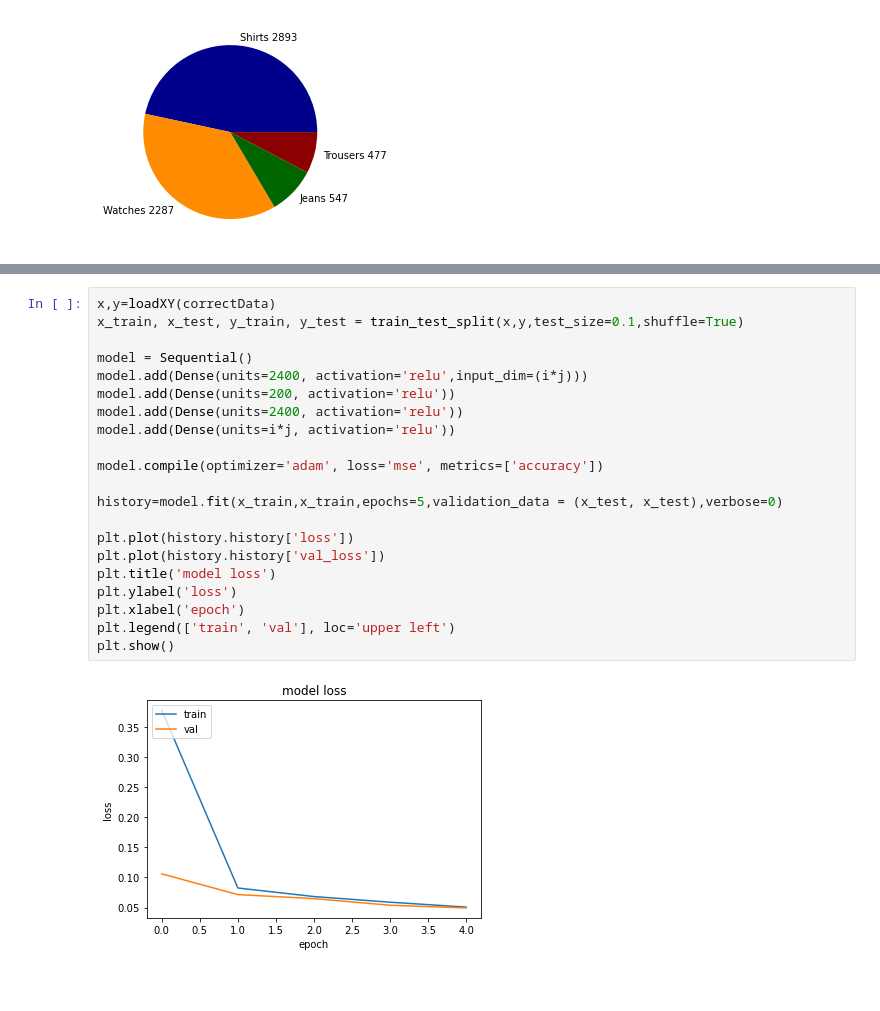
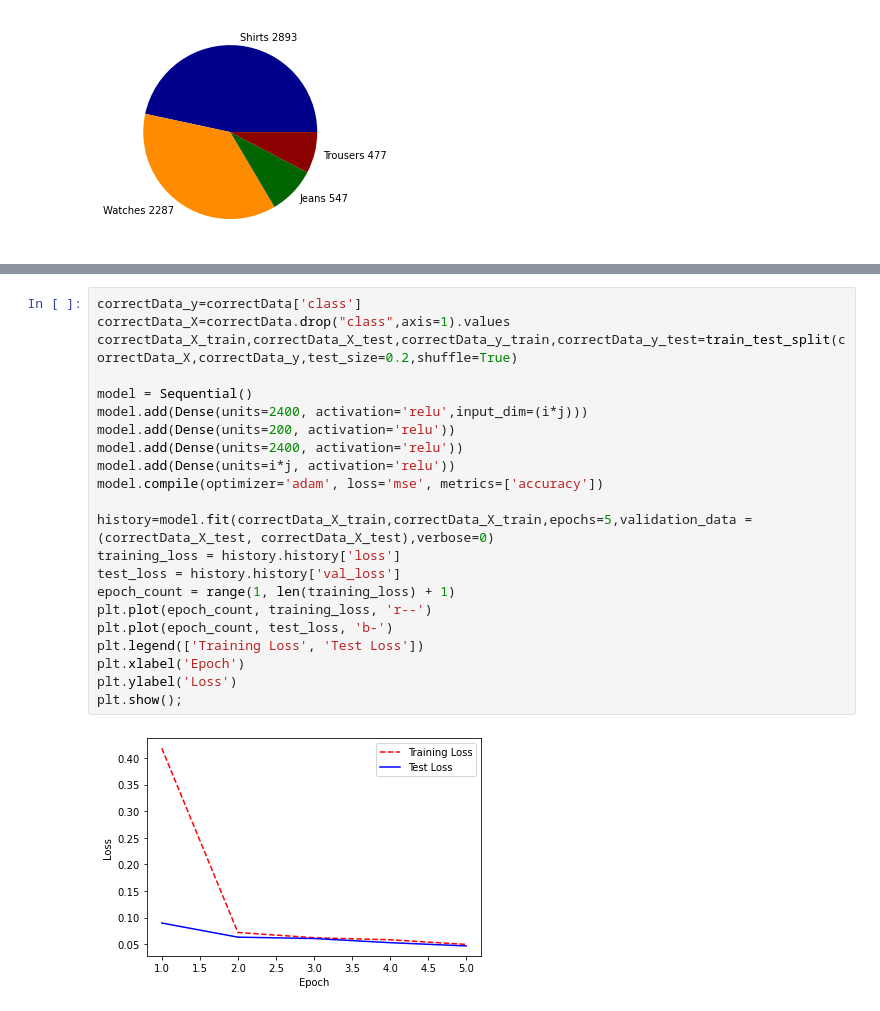
Before and after one commit to Elmaravilla7/ProjML, a Jupyter notebook: Untitled.ipynb, the cells around one changed output, grey strips where cells are left out. Drawn from its saved outputs; the diff is of its cells as text; blank space fills up the shorter version.

```diff
--- a/Untitled.ipynb
+++ b/Untitled.ipynb
@@ -379,23 +342,24 @@ def errors(r_g,r_b,p_g,p_b):
 # %%
-x,y=loadXY(correctData)
-x_train, x_test, y_train, y_test = train_test_split(x,y,test_size=0.1,shuffle=True)
+correctData_y=correctData['class']
+correctData_X=correctData.drop("class",axis=1).values
+correctData_X_train,correctData_X_test,correctData_y_train,correctData_y_test=train_test_split(correctData_X,correctData_y,test_size=0.2,shuffle=True)
 
 model = Sequential()
 model.add(Dense(units=2400, activation='relu',input_dim=(i*j)))
 model.add(Dense(units=200, activation='relu'))
 model.add(Dense(units=2400, activation='relu'))
 model.add(Dense(units=i*j, activation='relu'))
-
 model.compile(optimizer='adam', loss='mse', metrics=['accuracy'])
 
-history=model.fit(x_train,x_train,epochs=5,validation_data = (x_test, x_test),verbose=0)
-
-plt.plot(history.history['loss'])
-plt.plot(history.history['val_loss'])
-plt.title('model loss')
-plt.ylabel('loss')
-plt.xlabel('epoch')
-plt.legend(['train', 'val'], loc='upper left')
-plt.show()
+history=model.fit(correctData_X_train,correctData_X_train,epochs=5,validation_data = (correctData_X_test, correctData_X_test),verbose=0)
+training_loss = history.history['loss']
+test_loss = history.history['val_loss']
+epoch_count = range(1, len(training_loss) + 1)
+plt.plot(epoch_count, training_loss, 'r--')
+plt.plot(epoch_count, test_loss, 'b-')
+plt.legend(['Training Loss', 'Test Loss'])
+plt.xlabel('Epoch')
+plt.ylabel('Loss')
+plt.show();
 # %% [output]
-[figure, old version]
+[figure, new version]
```
Also changed, not shown: parts of 15 cells of this notebook.
